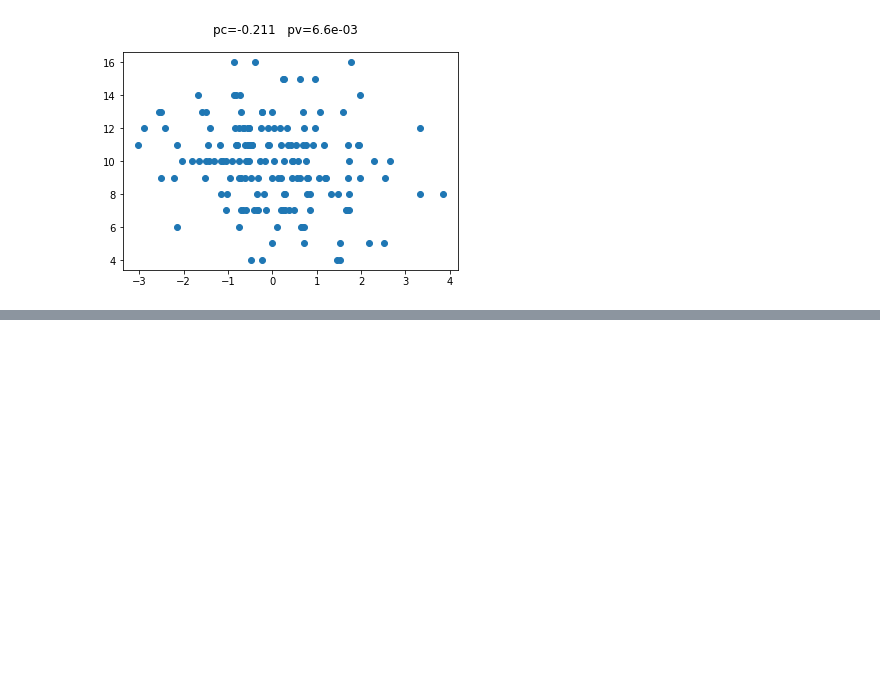
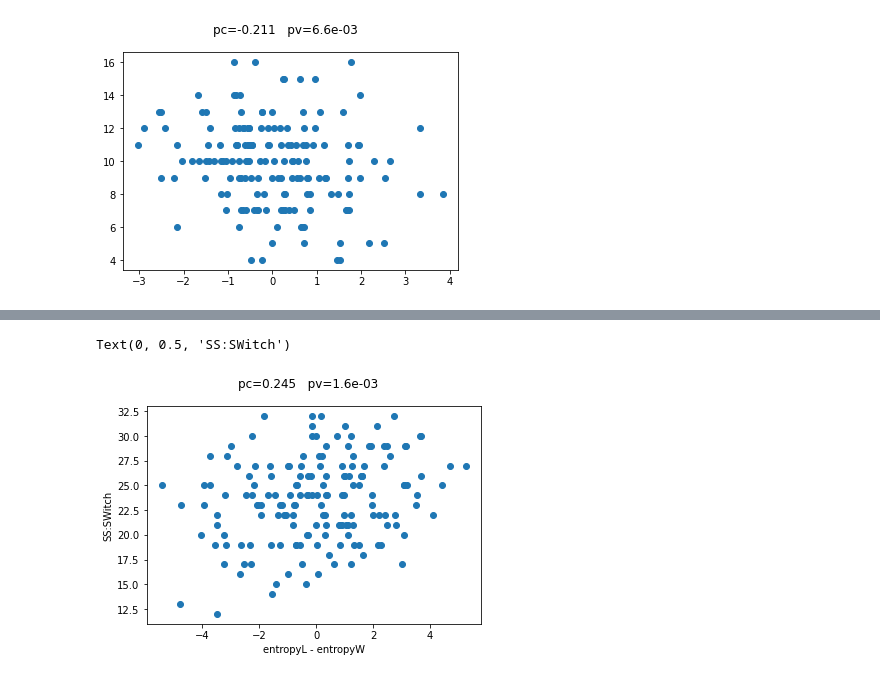
Before and after one commit to AraiKensuke/AIiRPS, a Jupyter notebook: PredictAQshort.ipynb, the cells around one changed output, grey strips where cells are left out. Drawn from its saved outputs; the diff is of its cells as text; code cells hidden in the pictures; blank space fills up the shorter version.

```diff
--- a/PredictAQshort.ipynb
+++ b/PredictAQshort.ipynb
@@ -671,0 +696,16 @@ Text(0, 0.5, 'Number Patterns')
+# %%
+z_win_aft_tie = win_aft_tie - _N.mean(win_aft_tie)
+mm_win_aft_tie = z_win_aft_tie/_N.std(z_win_aft_tie)
+
+z_stay_tie = stay_tie - _N.mean(stay_tie)
+mm_stay_tie = z_stay_tie/_N.std(z_stay_tie)
+
+eTmUs = entropyTs - 2*entropyUs# + 0.6*moresim + 3.5*mm_win_aft_tie + 0.9*mm_stay_tie
+_plt.scatter(eTmUs[ths], imag[ths])
+pc, pv = _ss.pearsonr(eTmUs[ths], imag[ths])
+_plt.suptitle("pc=%(pc).3f   pv=%(pv).1e" % {"pc" : pc, "pv" : pv})
+_plt.xlabel("entropyL - entropyW")
+_plt.ylabel("SS:SWitch")
+# %% [output]
+Text(0, 0.5, 'SS:SWitch')
+[figure, added]
```
Also changed, not shown: parts of 3 cells of this notebook.
